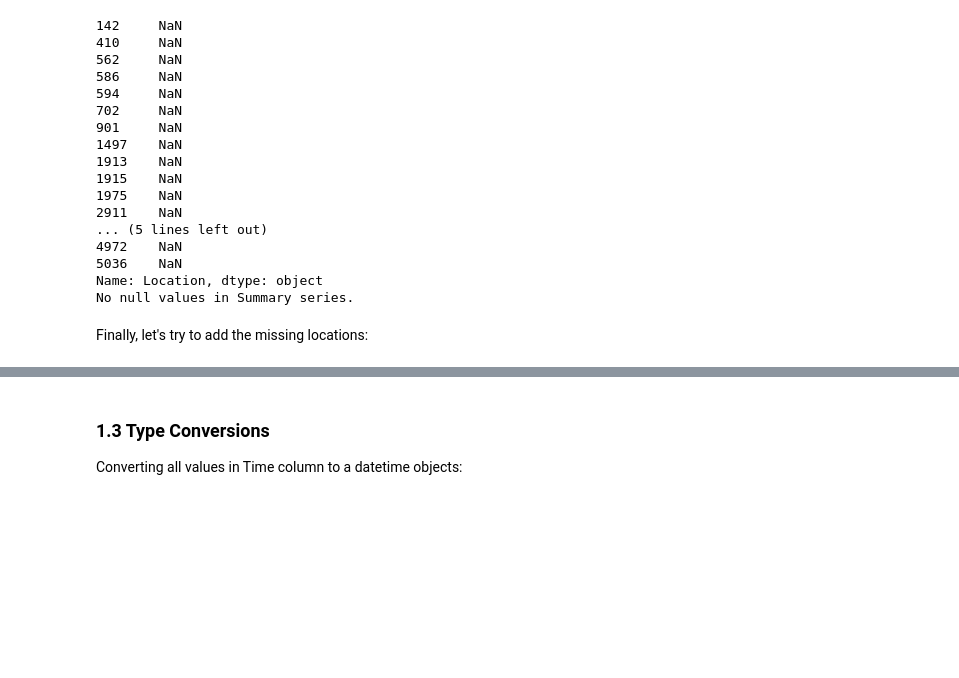
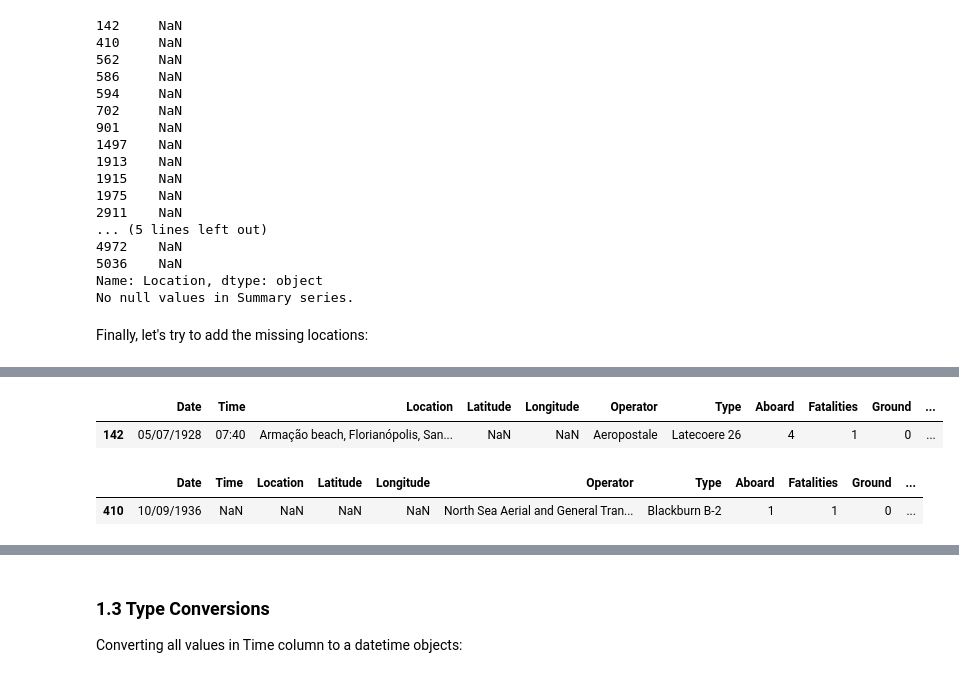
Before and after one commit to CatarinaL/GroupDataVizProjectDIT, a Jupyter notebook: DataPreparation.ipynb, the cells around one changed output, grey strips where cells are left out. Drawn from its saved outputs; the diff is of its cells as text; code cells hidden in the pictures; blank space fills up the shorter version.

```diff
--- a/DataPreparation.ipynb
+++ b/DataPreparation.ipynb
@@ -1097,0 +1117,16 @@ Finally, let's try to add the missing locations:
+# %%
+df.loc[142, "Time"] = pd.to_datetime("07:40", format='%HH:%MM', errors="ignore")
+df.loc[142, "Location"] = "Armação beach, Florianópolis, Santa Catarina, Brazil"
+df.loc[142, "Aboard"] = 4
+df.loc[142, "Summary"] = "Forced landing on Armação beach 7.5.28 after engine fire shortly after take-off. The crew was performing an internal leg within Brazil on a flight from South America to France. While cruising in the region of Florianópolis, a fire erupted and the pilot Henri Delaunay reduced his altitude to make an emergency landing. Hurt by fire, he eventually lost control of the aircraft that crashed in flames in a prairie. A passenger was killed while both other passengers and the mechanic were injured. The pilot was seriously injured (several burns) but came back on the line after ten months in hospital."
+
+df[142:143]
+# %% [output]
+|  | Date | Time | Location | Latitude | Longitude | Operator | Type | Aboard | Fatalities | Ground | ... |
+| 142 | 05/07/1928 | 07:40 | Armação beach, Florianópolis, San... | NaN | NaN | Aeropostale | Latecoere 26 | 4 | 1 | 0 | ... |
+# %%
+#410     NaN
+df[410:411]
+# %% [output]
+|  | Date | Time | Location | Latitude | Longitude | Operator | Type | Aboard | Fatalities | Ground | ... |
+| 410 | 10/09/1936 | NaN | NaN | NaN | NaN | North Sea Aerial and General Tran... | Blackburn B-2 | 1 | 1 | 0 | ... |
```
Also changed, not shown: parts of 63 cells of this notebook, 3 other files.
